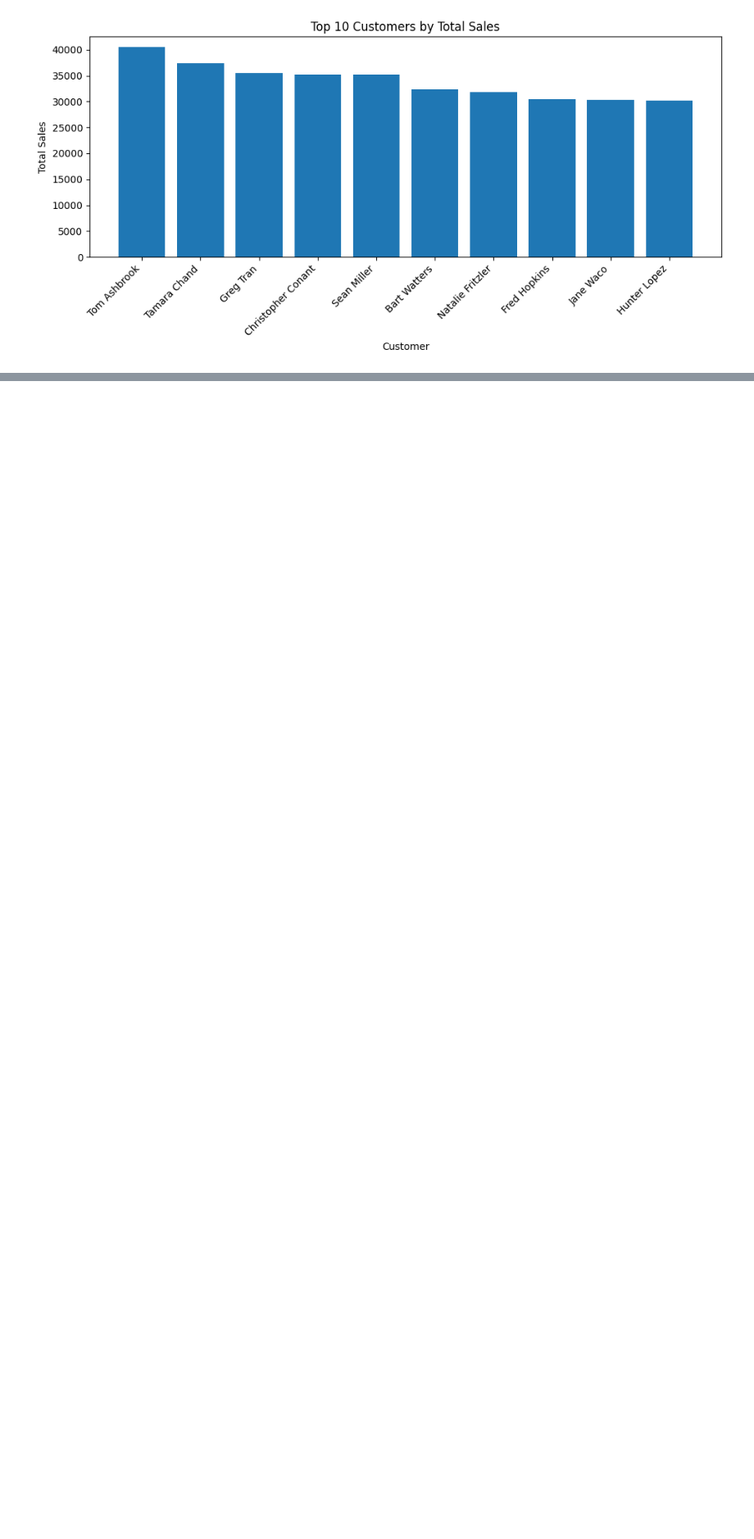
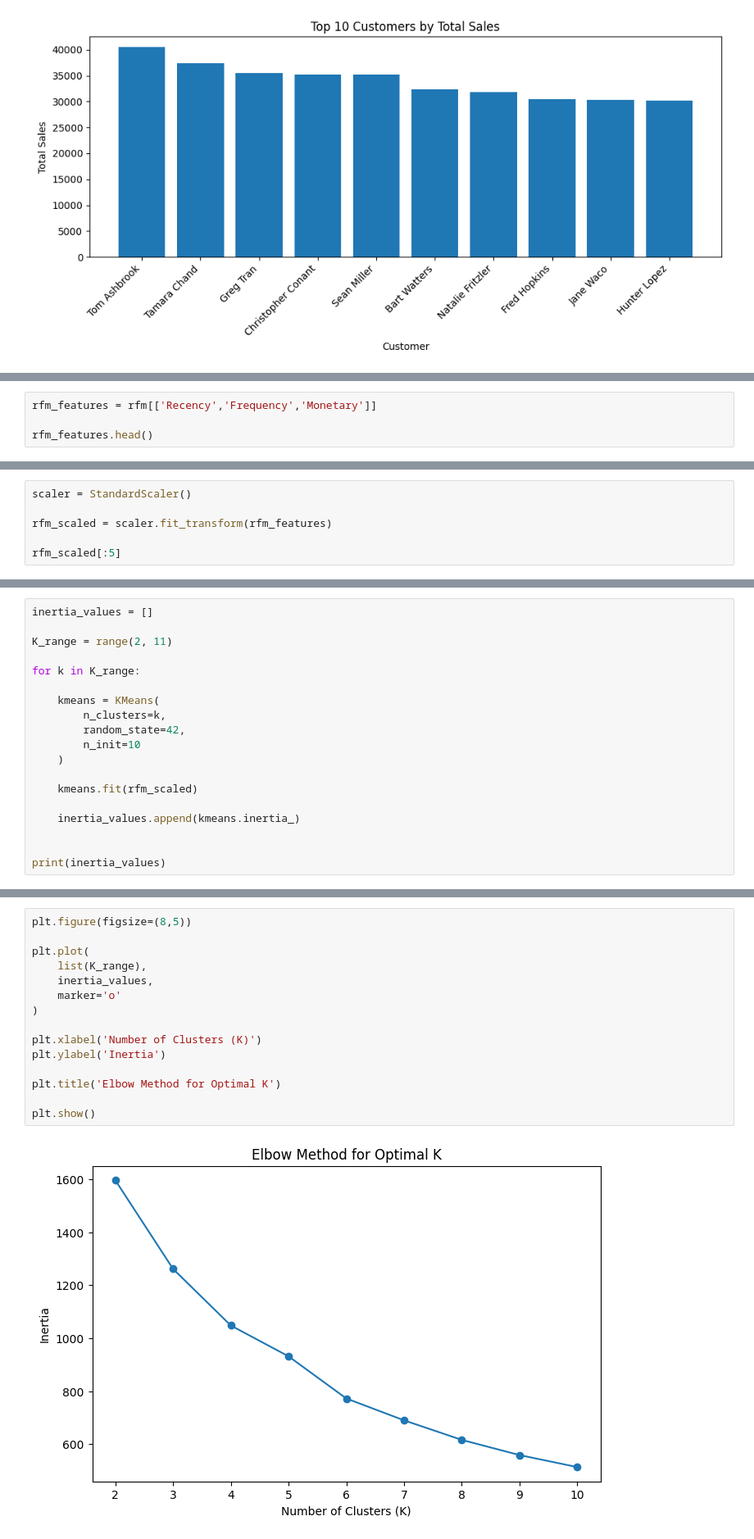
Before and after one commit to Wasimul2023/Superstore_sales_Analysis, a Jupyter notebook: Superstore_Sales_Analysis.ipynb, the cells around one changed output, grey strips where cells are left out. Shown at 82% size. Saved outputs shown, nothing was run; the diff lists cells and outputs as text; blank space fills up the shorter version.

```diff
--- a/Superstore_Sales_Analysis.ipynb
+++ b/Superstore_Sales_Analysis.ipynb
@@ -371,0 +497,4 @@ plt.show()
+# %%
+rfm_features = rfm[['Recency','Frequency','Monetary']]
+
+rfm_features.head()
@@ -371,0 +510,6 @@ plt.show()
+# %%
+scaler = StandardScaler()
+
+rfm_scaled = scaler.fit_transform(rfm_features)
+
+rfm_scaled[:5]
@@ -371,0 +570,19 @@ plt.show()
+# %%
+inertia_values = []
+
+K_range = range(2, 11)
+
+for k in K_range:
+
+    kmeans = KMeans(
+        n_clusters=k,
+        random_state=42,
+        n_init=10
+    )
+
+    kmeans.fit(rfm_scaled)
+
+    inertia_values.append(kmeans.inertia_)
+
+
+print(inertia_values)
@@ -371,0 +591,17 @@ plt.show()
+# %%
+plt.figure(figsize=(8,5))
+
+plt.plot(
+    list(K_range),
+    inertia_values,
+    marker='o'
+)
+
+plt.xlabel('Number of Clusters (K)')
+plt.ylabel('Inertia')
+
+plt.title('Elbow Method for Optimal K')
+
+plt.show()
+# %% [output]
+[figure, added]
```
Also changed, not shown: parts of 29 cells of this notebook.
